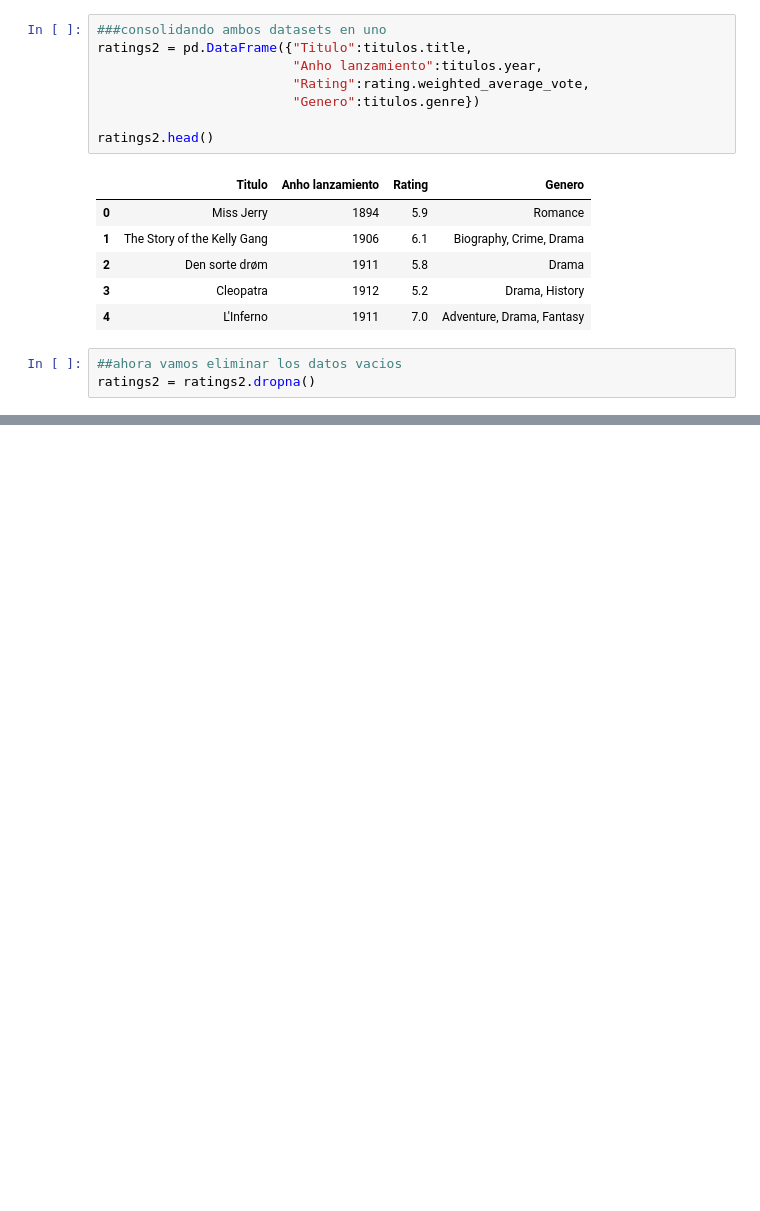
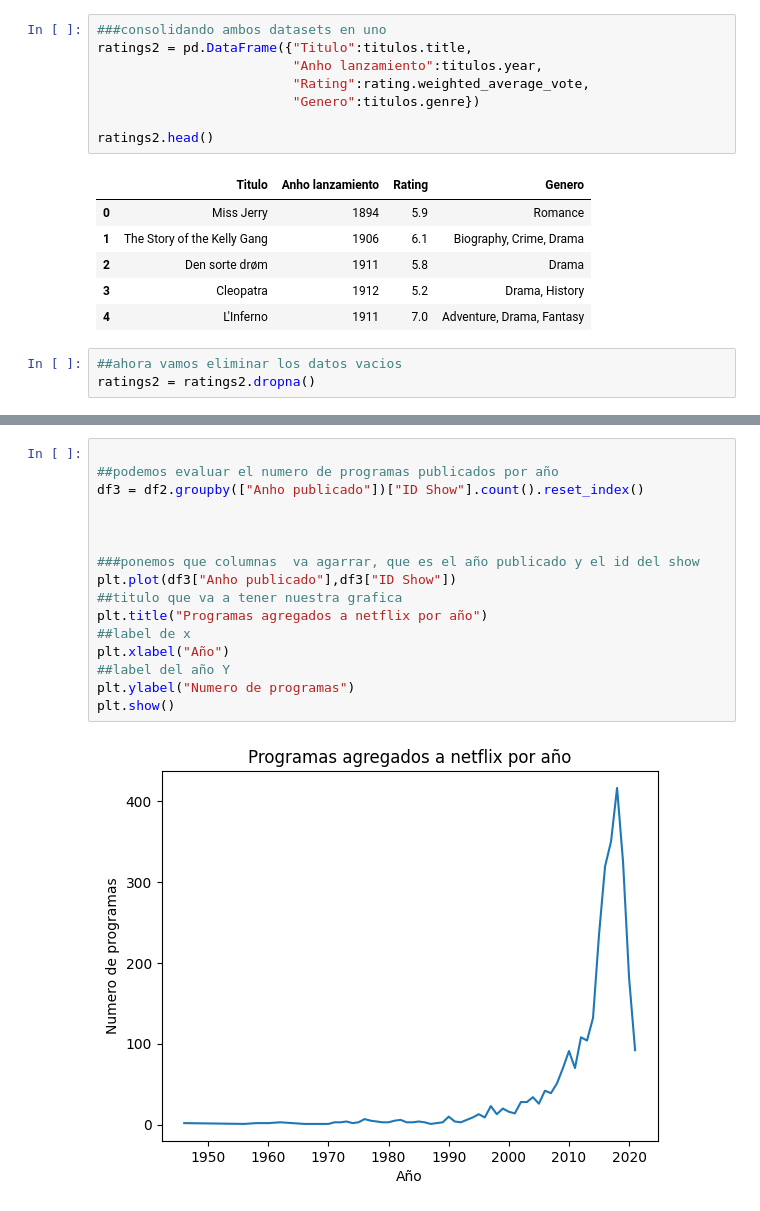
Before and after one commit to 0s4k4/AnaliticaDeDatosConPython, a Jupyter notebook: casoAplicativo/casoNetflix.ipynb, the cells around one changed output, grey strips where cells are left out. Saved outputs shown, nothing was run; the diff lists cells and outputs as text; blank space fills up the shorter version.

Commit message:
se termina activiidad descriptiva sobre analitica de datos con python usando csv de netflix y imdb

```diff
--- a/casoAplicativo/casoNetflix.ipynb
+++ b/casoAplicativo/casoNetflix.ipynb
@@ -194,0 +211,18 @@ df2.head()
+# %%
+
+##podemos evaluar el numero de programas publicados por año
+df3 = df2.groupby(["Anho publicado"])["ID Show"].count().reset_index()
+
+
+
+###ponemos que columnas  va agarrar, que es el año publicado y el id del show
+plt.plot(df3["Anho publicado"],df3["ID Show"])
+##titulo que va a tener nuestra grafica
+plt.title("Programas agregados a netflix por año")
+##label de x
+plt.xlabel("Año")
+##label del año Y
+plt.ylabel("Numero de programas")
+plt.show()
+# %% [output]
+[figure, added]
```
Also changed, not shown: parts of 31 cells of this notebook, 24 other files.
